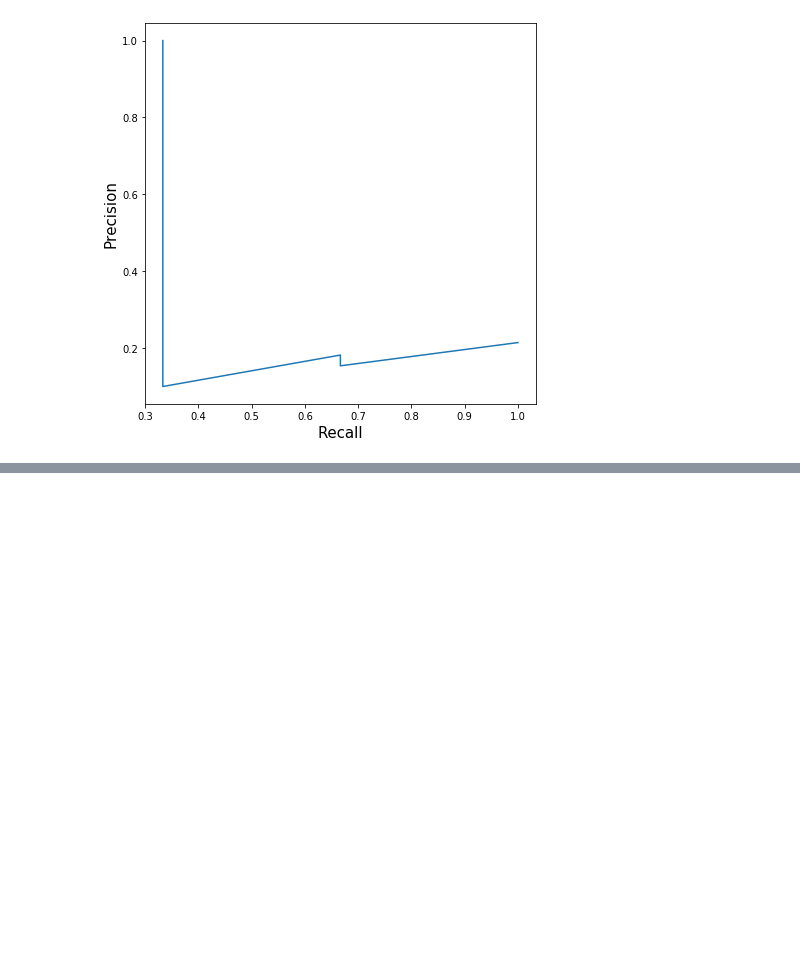
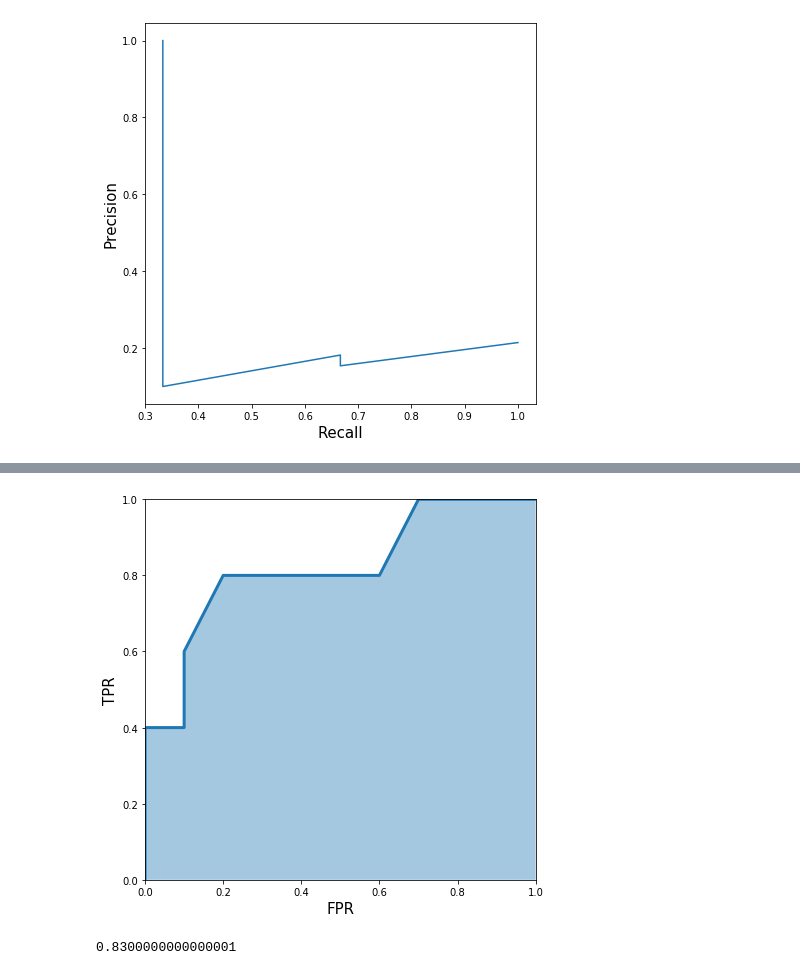
Before and after one commit to JnavioT/Practice_ML_DL, a Jupyter notebook: C3_Evaluation_metrics/metrics.ipynb, the cells around one changed output, grey strips where cells are left out. Saved outputs shown, nothing was run; the diff lists cells and outputs as text; code cells hidden in the pictures; blank space fills up the shorter version.

```diff
--- a/C3_Evaluation_metrics/metrics.ipynb
+++ b/C3_Evaluation_metrics/metrics.ipynb
@@ -52,0 +61,21 @@ NameError: name 'f1' is not defined
+# %%
+#Probing TPR and FPR:
+tpr_list = []
+fpr_list = []
+# actual targets
+y_true = [0, 0, 0, 0, 1, 0, 1, 0, 0, 1, 0, 1, 0, 0, 1]
+# predicted probabilities of a sample being 1
+y_pred = [0.1, 0.3, 0.2, 0.6, 0.8, 0.05, 0.9, 0.5, 0.3, 0.66, 0.3, 0.2, 0.85, 0.15, 0.99]
+# handmade thresholds
+thresholds = [0, 0.1, 0.2, 0.3, 0.4, 0.5, 0.6, 0.7, 0.8, 0.85, 0.9, 0.99, 1.0]
+# loop over all thresholds
+for thresh in thresholds:
+    # calculate predictions for a given threshold
+    temp_pred = [1 if x >= thresh else 0 for x in y_pred]
+    # calculate tpr
+    temp_tpr = tpr(y_true, temp_pred)
+    # calculate fpr
+    temp_fpr = fpr(y_true, temp_pred)
+    # append tpr and fpr to lists
+    tpr_list.append(temp_tpr)
+    fpr_list.append(temp_fpr)
@@ -52,0 +101,25 @@ NameError: name 'f1' is not defined
+# %%
+plt.figure(figsize=(7, 7))
+plt.fill_between(fpr_list, tpr_list, alpha=0.4)
+plt.plot(fpr_list, tpr_list, lw=3)
+plt.xlim(0, 1.0)
+plt.ylim(0, 1.0)
+plt.xlabel('FPR', fontsize=15)
+plt.ylabel('TPR', fontsize=15)
+plt.show()
+#Obtain the ROC curve : Receiver operating characterictic
+#If we calculate the area behind the curve, we obtain another metric called Area Under ROC Curve or AUC.
+#AUC is used very often for dataset with skewed binary targets.
+# %% [output]
+[figure, added]
+# %%
+from sklearn import metrics
+y_true = [0, 0, 0, 0, 1, 0, 1, 0, 0, 1, 0, 1, 0, 0, 1]
+y_pred = [0.1, 0.3, 0.2, 0.6, 0.8, 0.05, 0.9, 0.5, 0.3, 0.66, 0.3, 0.2, 0.85, 0.15, 0.99]
+metrics.roc_auc_score(y_true, y_pred)
+#AUC = 1 : implies perfect model
+#AUC = 0.5 : implies that prediction are random
+#AUC <0.5 : probably you have inverted the classes
+# AUC = 0.83, a image with nx rank higher than a imagen with no nx with a probability of 0.83
+# %% [output]
+0.8300000000000001
```
Also changed, not shown: parts of 6 cells of this notebook, 1 other file.
